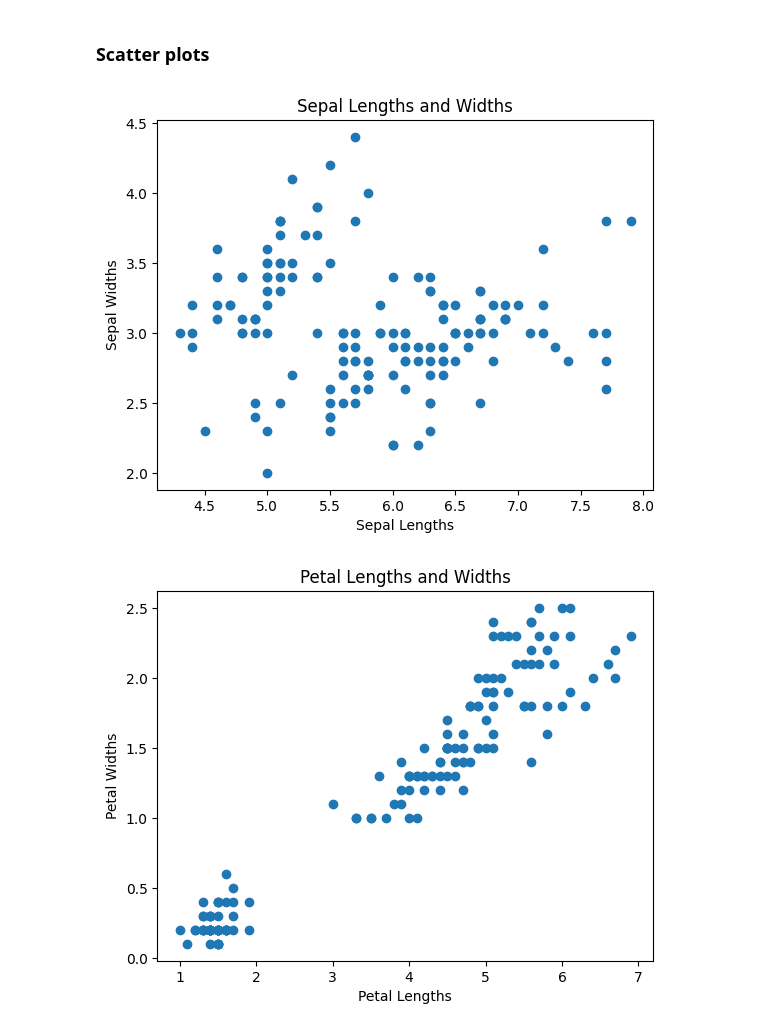
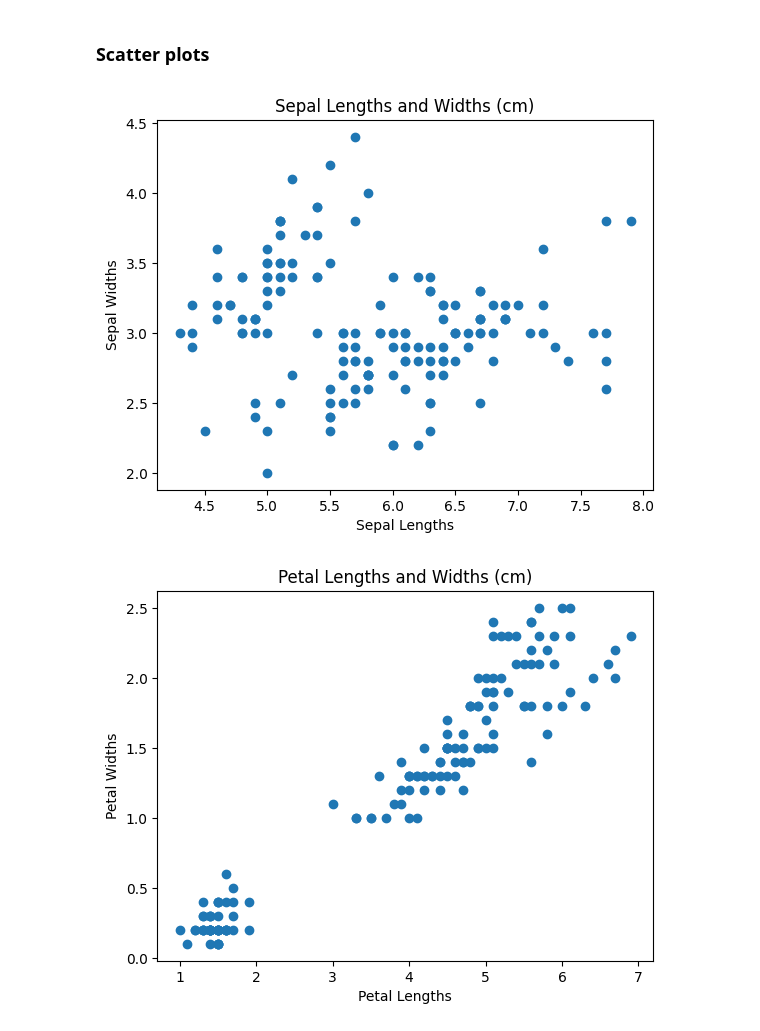
Before and after one commit to Ploenypp/tuto-stats, a Jupyter notebook: iris.ipynb, the cells around one changed output. Drawn from its saved outputs; the diff is of its cells as text; code cells hidden in the pictures.

```diff
--- a/iris.ipynb
+++ b/iris.ipynb
@@ -130,21 +134,21 @@ plt.show()
 # %%
 # Sepal Lengths & Widths
 plt.scatter(SL,SW)
-plt.title("Sepal Lengths and Widths")
+plt.title("Sepal Lengths and Widths (cm)")
 plt.xlabel("Sepal Lengths")
 plt.ylabel("Sepal Widths")
 plt.show()
 # %% [output]
-[figure, old version]
+[figure, new version]
 # %%
 # Petal Lengths & Widths
 plt.scatter(PL,PW)
-plt.title("Petal Lengths and Widths")
+plt.title("Petal Lengths and Widths (cm)")
 plt.xlabel("Petal Lengths")
 plt.ylabel("Petal Widths")
 plt.show()
 # %% [output]
-[figure, old version]
+[figure, new version]
 # %%
 # Sepal & Petal Lengths
 plt.scatter(SL,PL)
```
Also changed, not shown: parts of 10 cells of this notebook, 1 other file.
